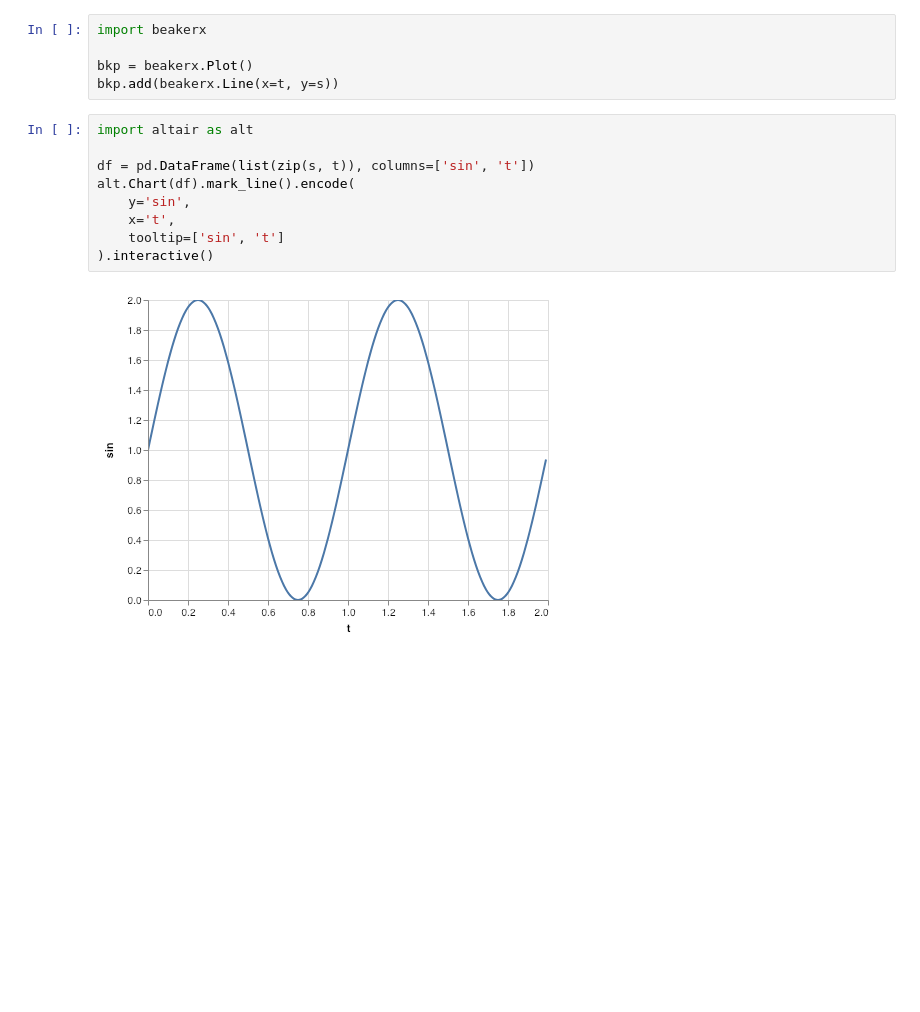
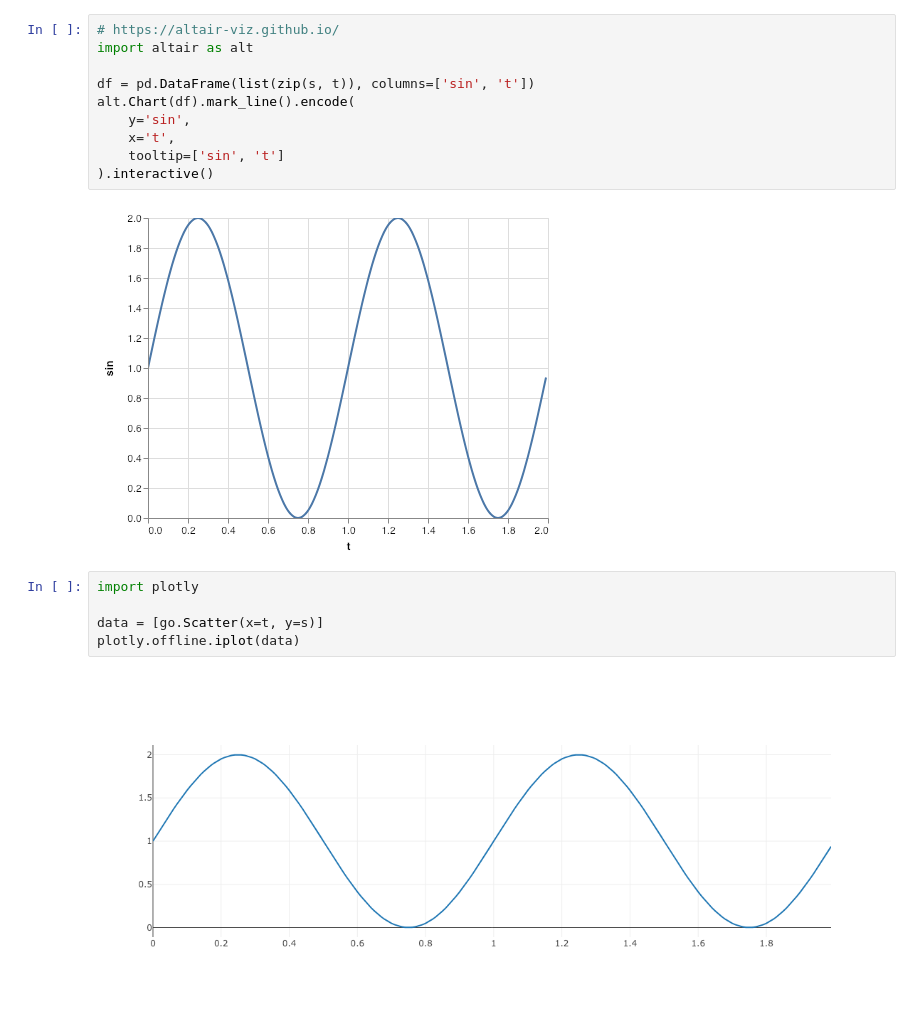
Before and after one commit to DentonGentry/blog-posts, a Jupyter notebook: LineGraphs.ipynb, the cells around one changed output. Cells and saved outputs as stored; diff of their text form; blank space fills up the shorter version.

Commit message:
Add plot.ly demo.

```diff
--- a/LineGraphs.ipynb
+++ b/LineGraphs.ipynb
@@ -52,9 +65,5 @@ df.hvplot(grid=True)
-# %%
-import beakerx
-
-bkp = beakerx.Plot()
-bkp.add(beakerx.Line(x=t, y=s))
 # %%
+# https://altair-viz.github.io/
 import altair as alt
 
 df = pd.DataFrame(list(zip(s, t)), columns=['sin', 't'])
@@ -65,3 +74,10 @@ alt.Chart(df).mark_line().encode(
 ).interactive()
 # %% [output]
 [figure]
+# %%
+import plotly
+
+data = [go.Scatter(x=t, y=s)]
+plotly.offline.iplot(data)
+# %% [output]
+[figure, added]
```
Also changed, not shown: parts of 9 cells of this notebook, 2 other files.
